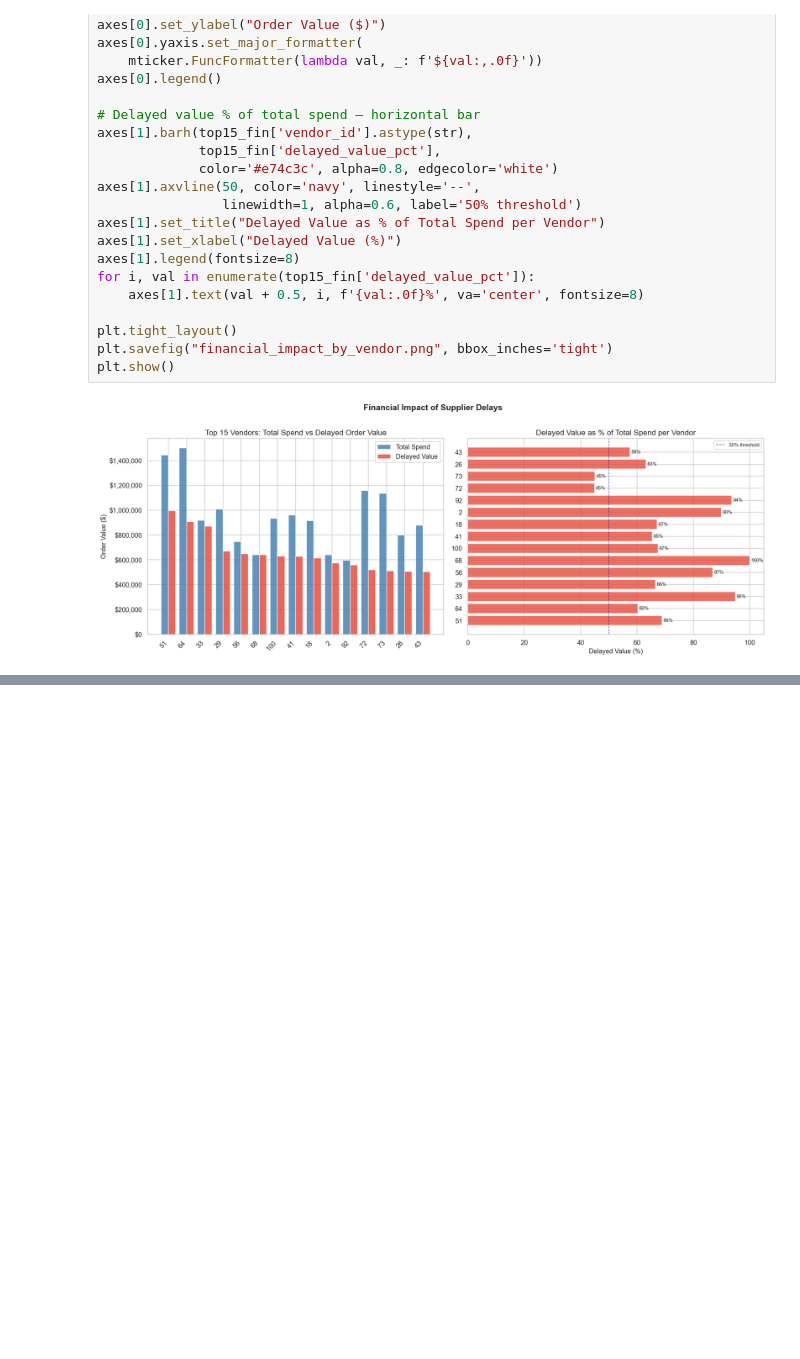
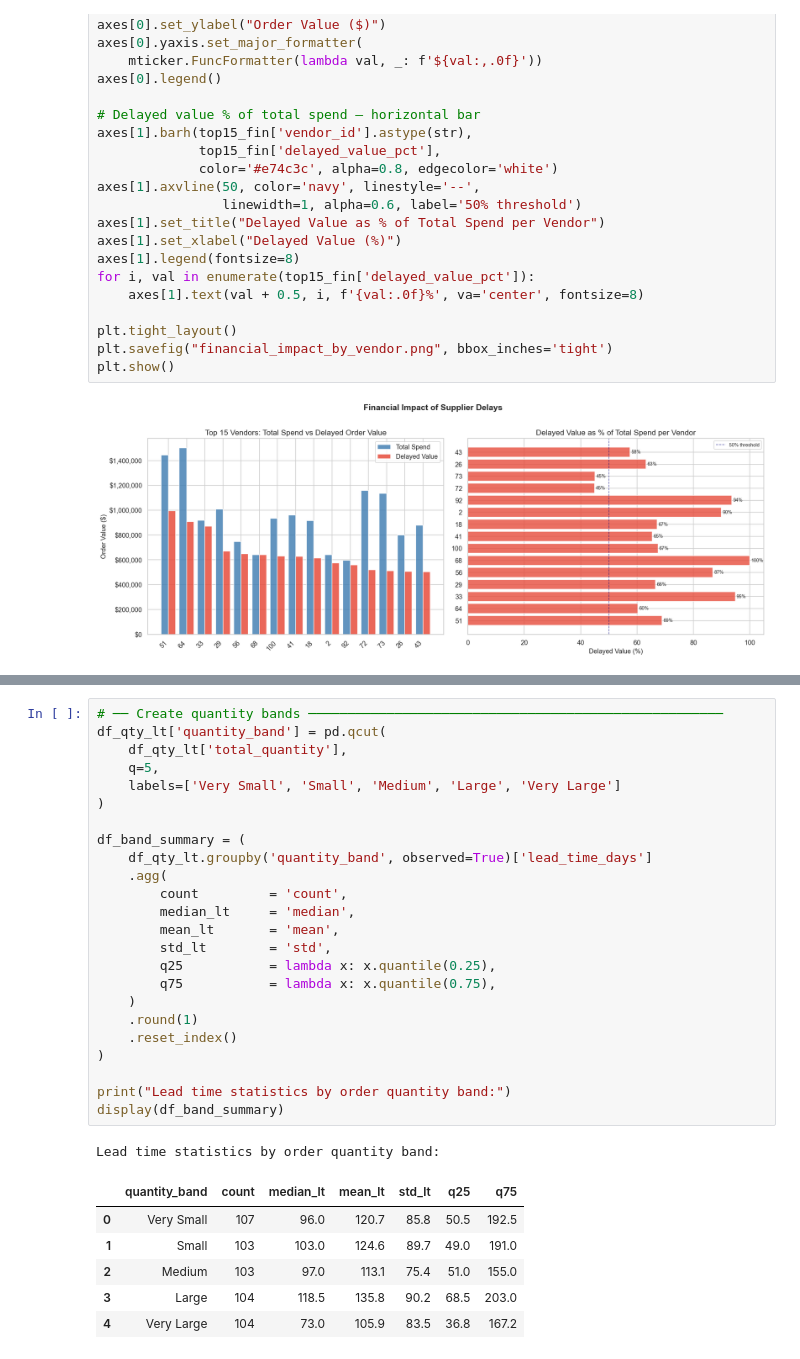
Before and after one commit to Muhammad-Umer-Riaz/data-analyst-portfolio, a Jupyter notebook: Supplier_Performance_Analysis/supplier_performance_analysis.ipynb, the cells around one changed output, grey strips where cells are left out. Cells and saved outputs as stored; diff of their text form; blank space fills up the shorter version.

```diff
--- a/Supplier_Performance_Analysis/supplier_performance_analysis.ipynb
+++ b/Supplier_Performance_Analysis/supplier_performance_analysis.ipynb
@@ -1340,0 +1486,32 @@ The Pearson correlation between order value and days late is r = -0.031 (p = 0.6
+# %%
+# ── Create quantity bands ─────────────────────────────────────────────────────
+df_qty_lt['quantity_band'] = pd.qcut(
+    df_qty_lt['total_quantity'],
+    q=5,
+    labels=['Very Small', 'Small', 'Medium', 'Large', 'Very Large']
+)
+
+df_band_summary = (
+    df_qty_lt.groupby('quantity_band', observed=True)['lead_time_days']
+    .agg(
+        count         = 'count',
+        median_lt     = 'median',
+        mean_lt       = 'mean',
+        std_lt        = 'std',
+        q25           = lambda x: x.quantile(0.25),
+        q75           = lambda x: x.quantile(0.75),
+    )
+    .round(1)
+    .reset_index()
+)
+
+print("Lead time statistics by order quantity band:")
+display(df_band_summary)
+# %% [output]
+Lead time statistics by order quantity band:
+|  | quantity_band | count | median_lt | mean_lt | std_lt | q25 | q75 |
+| 0 | Very Small | 107 | 96.0 | 120.7 | 85.8 | 50.5 | 192.5 |
+| 1 | Small | 103 | 103.0 | 124.6 | 89.7 | 49.0 | 191.0 |
+| 2 | Medium | 103 | 97.0 | 113.1 | 75.4 | 51.0 | 155.0 |
+| 3 | Large | 104 | 118.5 | 135.8 | 90.2 | 68.5 | 203.0 |
+| 4 | Very Large | 104 | 73.0 | 105.9 | 83.5 | 36.8 | 167.2 |
```
Also changed, not shown: parts of 12 cells of this notebook.
